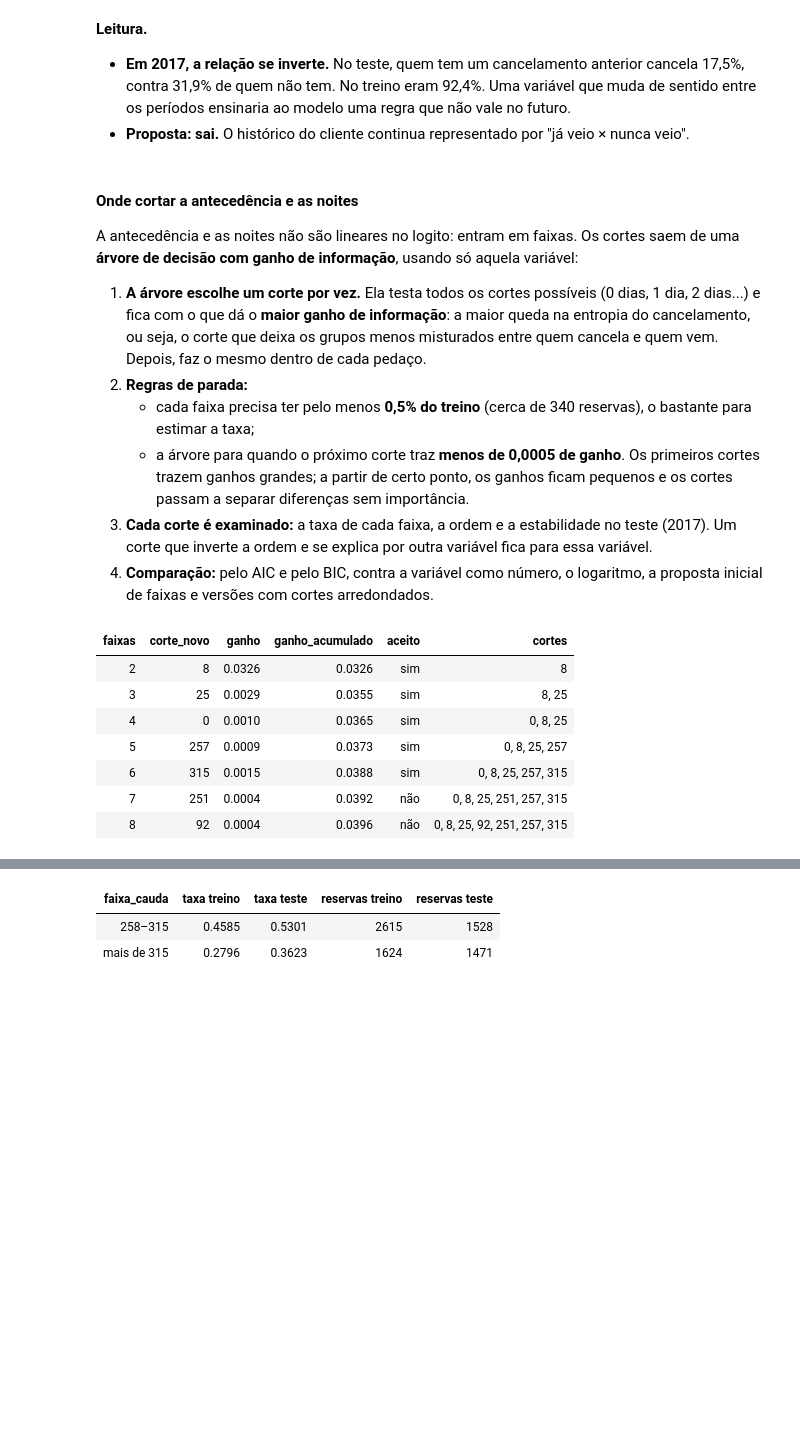
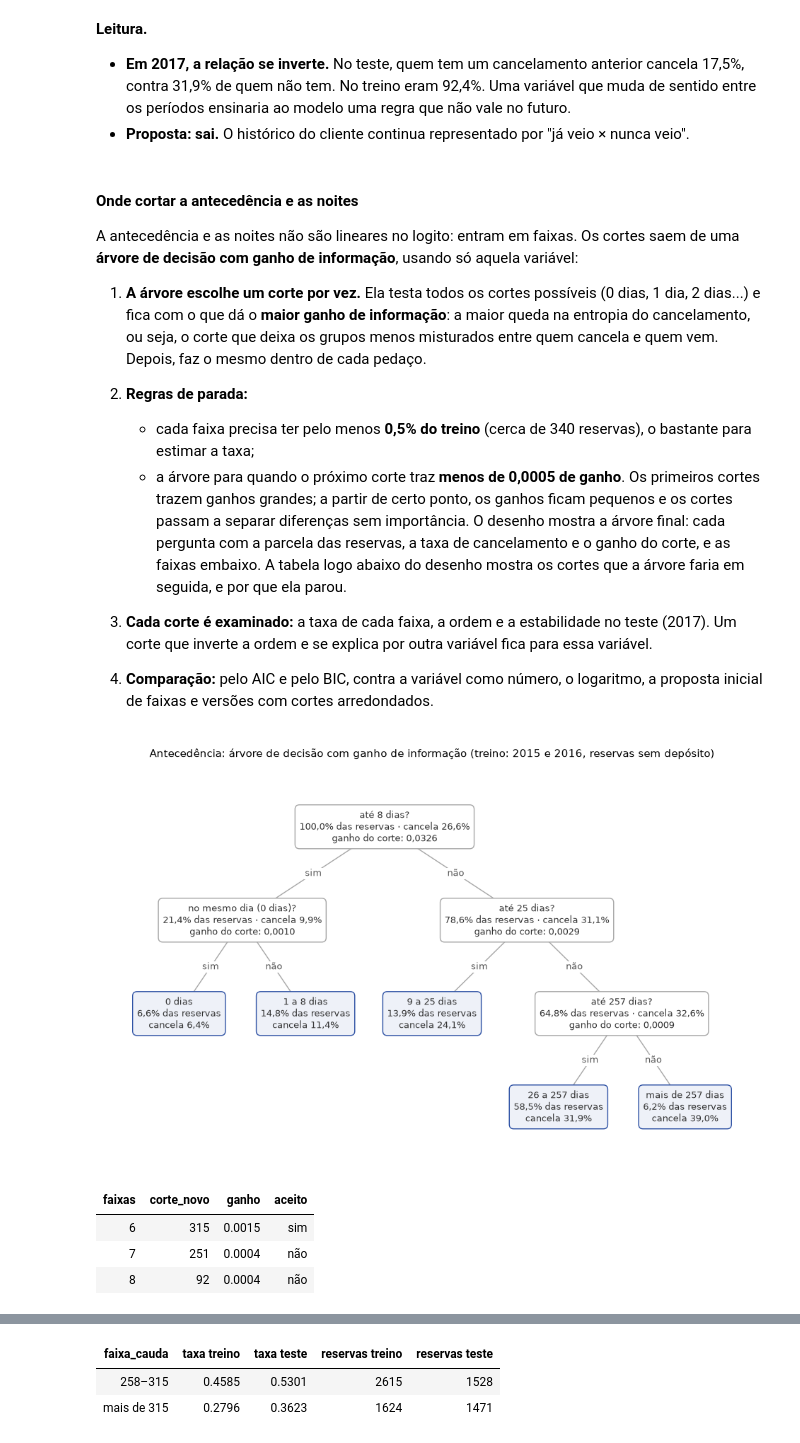
Before and after one commit to acrosatto/comunicacao-dados-mba, a Jupyter notebook: analise/ana/02_variaveis.ipynb, the cells around one changed output, grey strips where cells are left out. Saved outputs shown, nothing was run; the diff lists cells and outputs as text; code cells hidden in the pictures; blank space fills up the shorter version.

```diff
--- a/analise/ana/02_variaveis.ipynb
+++ b/analise/ana/02_variaveis.ipynb
@@ -494,20 +494,23 @@ A antecedência e as noites não são lineares no logito: entram em faixas. Os c
 2. **Regras de parada:**
    - cada faixa precisa ter pelo menos **0,5% do treino** (cerca de 340 reservas), o bastante para estimar a taxa;
    - a árvore para quando o próximo corte traz **menos de 0,0005 de ganho**. Os primeiros cortes trazem ganhos grandes; a partir de certo ponto, os ganhos ficam pequenos e os cortes passam a separar diferenças sem importância.
+O desenho mostra a árvore final: cada pergunta com a parcela das reservas, a taxa de cancelamento e o ganho do corte, e as faixas embaixo. A tabela logo abaixo do desenho mostra os cortes que a árvore faria em seguida, e por que ela parou.
+
 3. **Cada corte é examinado:** a taxa de cada faixa, a ordem e a estabilidade no teste (2017). Um corte que inverte a ordem e se explica por outra variável fica para essa variável.
 4. **Comparação:** pelo AIC e pelo BIC, contra a variável como número, o logaritmo, a proposta inicial de faixas e versões com cortes arredondados.
 # %%
-# antecedência: cortes da árvore de decisão, um por vez, com o ganho de informação de cada um (treino)
-cortes_por_ganho(treino, 'lead_time')
+# antecedência: a árvore de decisão final (treino)
+desenhar_arvore(treino, 'lead_time', n_faixas=5, unidade='dias',
+                titulo='Antecedência: árvore de decisão com ganho de informação (treino: 2015 e 2016, reservas sem depósito)')
+
+# os cortes que a árvore faria em seguida e o ganho de cada um ("aceito": passa no ganho mínimo de 0,0005)
+cortes_por_ganho(treino, 'lead_time').loc[6:, ['corte_novo', 'ganho', 'aceito']]
 # %% [output]
+[figure, added]
-| faixas | corte_novo | ganho | ganho_acumulado | aceito | cortes |
-| 2 | 8 | 0.0326 | 0.0326 | sim | 8 |
-| 3 | 25 | 0.0029 | 0.0355 | sim | 8, 25 |
-| 4 | 0 | 0.0010 | 0.0365 | sim | 0, 8, 25 |
-| 5 | 257 | 0.0009 | 0.0373 | sim | 0, 8, 25, 257 |
-| 6 | 315 | 0.0015 | 0.0388 | sim | 0, 8, 25, 257, 315 |
-| 7 | 251 | 0.0004 | 0.0392 | não | 0, 8, 25, 251, 257, 315 |
-| 8 | 92 | 0.0004 | 0.0396 | não | 0, 8, 25, 92, 251, 257, 315 |
+| faixas | corte_novo | ganho | aceito |
+| 6 | 315 | 0.0015 | sim |
+| 7 | 251 | 0.0004 | não |
+| 8 | 92 | 0.0004 | não |
 # %% [markdown]
 **Leitura.**
 
```
Also changed, not shown: parts of 4 cells of this notebook, 1 other file.
